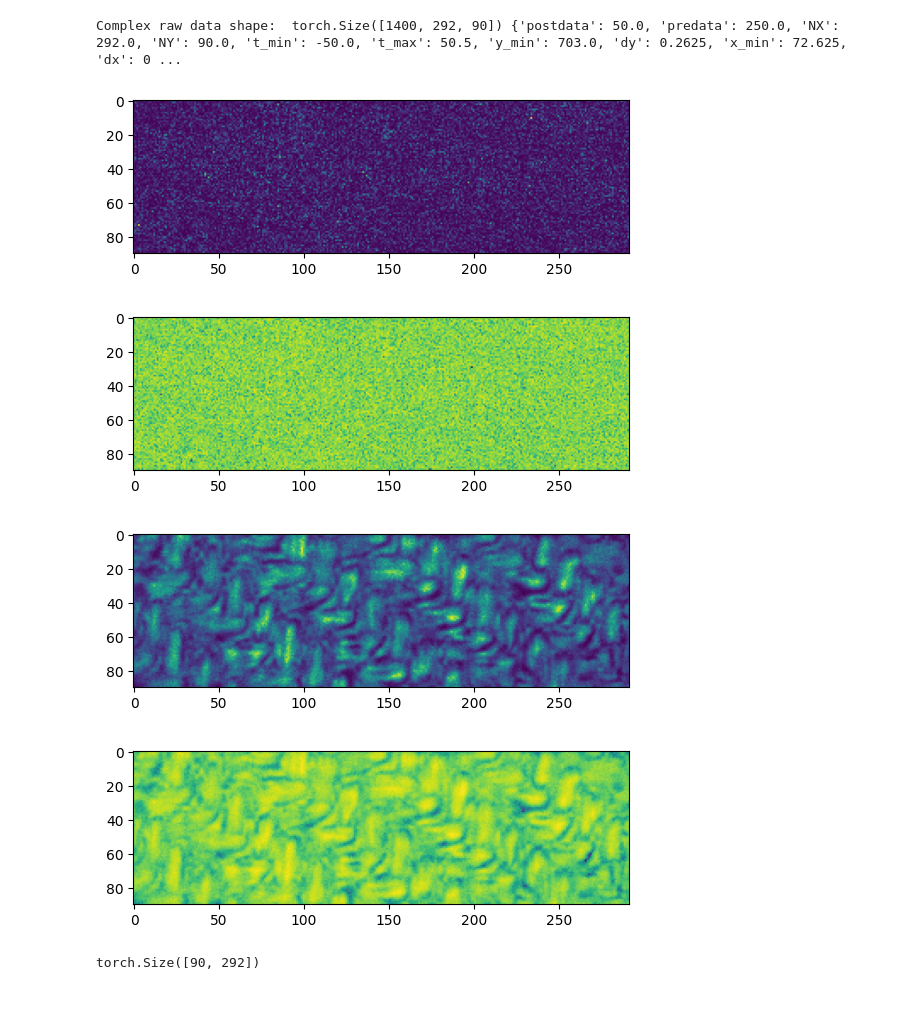
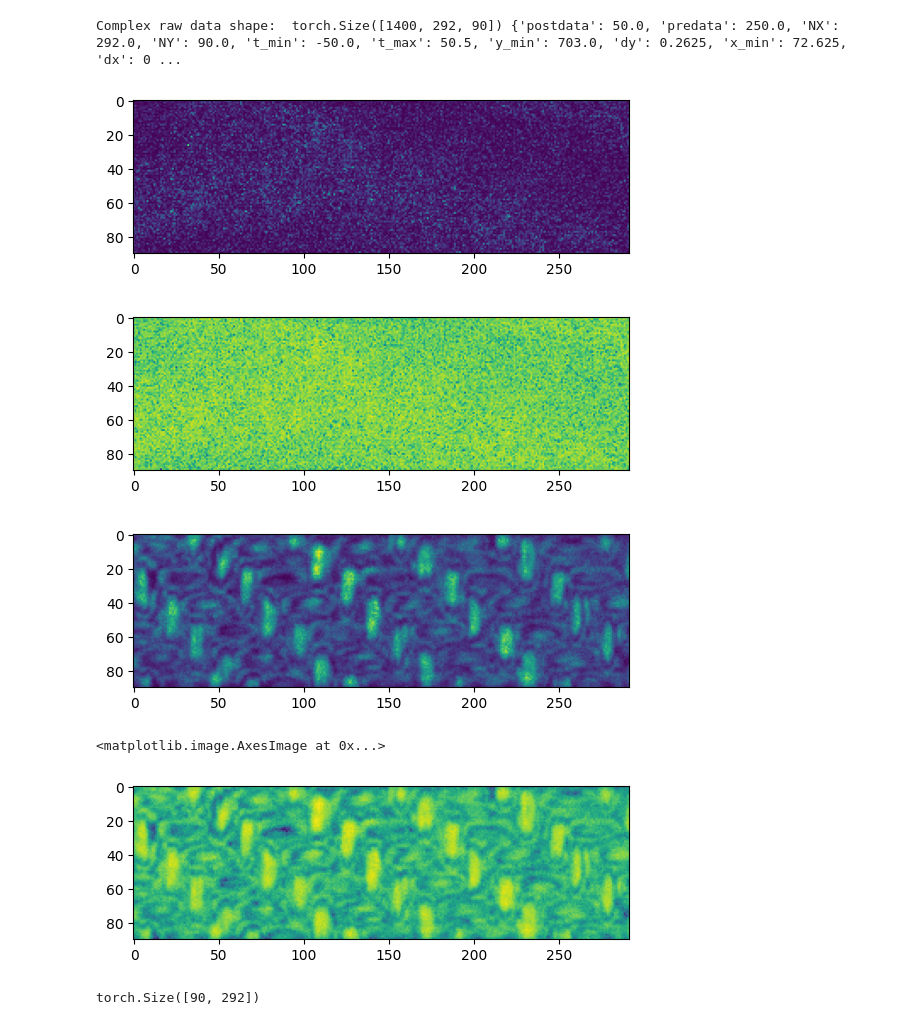
Before and after one commit to lilipper/Bachelorarbeit, a Jupyter notebook: THz/proves_rdf.ipynb, the cells around one changed output. Saved outputs shown, nothing was run; the diff lists cells and outputs as text; code cells hidden in the pictures.

```diff
--- a/THz/proves_rdf.ipynb
+++ b/THz/proves_rdf.ipynb
@@ -5,7 +5,7 @@ sys.path.insert(1, "src_code/")
 import process_rdf as prdf
 import torch
 # %%
-filename_mat = r"D:\700GHz\mat_files\train\AMITIE_Tepex_WRC1331_2_1_FV_Deckl_750GHz_0001.mat"
+filename_mat = r"/pfs/work9/workspace/scratch/ma_lilipper-lippert_bachelorthesis_ws/thz_dataset/test/AMITIE_Tepex_104-RG600_750GHz_Rückseite_0038.mat"
 #filename_mat=r"D:\700GHz\mat_files\train\AMITIE_Tepex_104-RG600_750GHz_Rückseite_0011.mat"
 device = 'cpu'
 complex_raw_data, parameters = prdf.read_mat(filename_mat, device=device)
@@ -18,34 +18,35 @@ processed_data, max_val_abs = prdf.process_complex_data(complex_raw_data, int(pa
 # %%
 import matplotlib.pyplot as plt
 import skimage
 import numpy as np
 import os
 # Select layer of depth
 depth_layer = 1
 image_depth = torch.flipud(torch.pow(torch.abs(processed_data[depth_layer, ...]), 2)/max_val_abs).transpose(0, 1).detach().cpu().numpy()
 
 
 plt.imshow(image_depth)
 plt.show()
 plt.imshow(10*np.log10( image_depth))
 
 depth_layer = 700
 image_depth = torch.flipud(torch.pow(torch.abs(processed_data[depth_layer, ...]), 2)/max_val_abs).transpose(0, 1).detach().cpu().numpy()
 
 plt.show()
 plt.imshow(image_depth)
 plt.show()
 plt.imshow(10*np.log10( image_depth))
 
 
 
-skimage.io.imsave('USAF_images/image_z_' + os.path.basename(filename_mat) + str(depth_layer) + '.tiff', image_depth, plugin="tifffile", check_contrast=False)
+#skimage.io.imsave('USAF_images/image_z_' + os.path.basename(filename_mat) + str(depth_layer) + '.tiff', image_depth, plugin="tifffile", check_contrast=False)
 #skimage.io.imsave('USAF_images/log_image_z_' + str(depth_layer) + '.tiff', 10*np.log10( image_depth), plugin="tifffile", check_contrast=False)
 # %% [output]
-[figure, old version]
+[figure, new version]
-[figure, old version]
+[figure, new version]
-[figure, old version]
+[figure, new version]
+<matplotlib.image.AxesImage at 0x...>
-[figure, old version]
+[figure, new version]
 # %%
 
 image_depth = torch.flipud(torch.pow(torch.abs(processed_data[depth_layer, ...]), 2)/max_val_abs).transpose(0, 1).detach().cpu()
```
Also changed, not shown: 3 other files.
